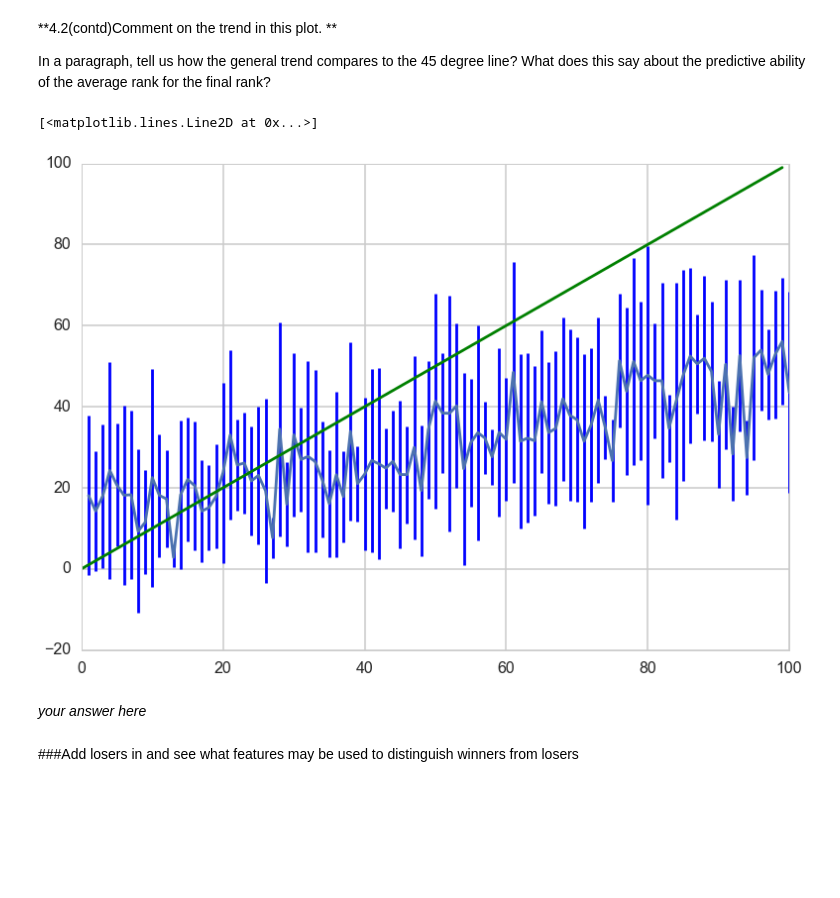
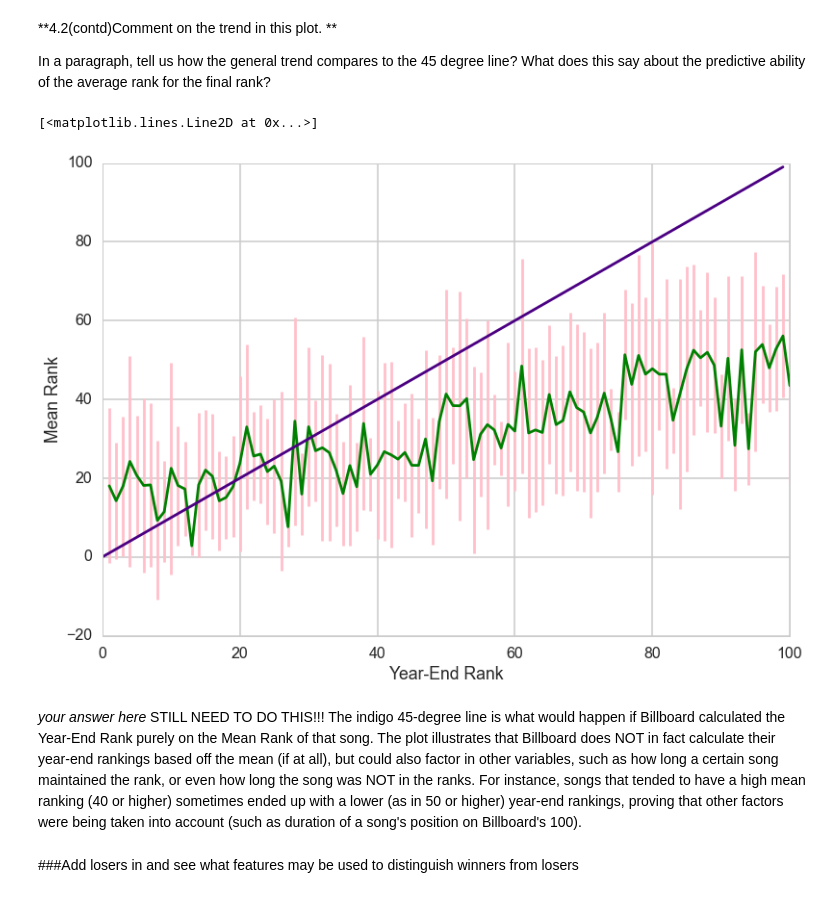
Before and after one commit to ciyer64/cs109-hw, a Jupyter notebook: hw1.ipynb, the cells around one changed output. Drawn from its saved outputs; the diff is of its cells as text; code cells hidden in the pictures; blank space fills up the shorter version.

```diff
--- a/hw1.ipynb
+++ b/hw1.ipynb
@@ -1116,7 +1116,6 @@ for ax,genre in zip(axes.ravel(),topgenres):
     ax.scatter(genreinfo[genre]['meanseries'].index,genreinfo[genre]['meanseries'].values,color='r',alpha=.2)
     ax.scatter(genreinfo[genre]['stdseries'].index,genreinfo[genre]['stdseries'].values,color='g',alpha=.2)
     #ax.scatter(largedf[largedf[genre]== True].year,largedf[largedf[genre]== True].ranking,color='b', alpha=.2)
-
     for year,group in genreinfo[genre]['rankingseries']:
         #print type(group)
         for rank in group:
@@ -1124,8 +1123,9 @@ for ax,genre in zip(axes.ravel(),topgenres):
             ax.scatter(year,rank,color='b',alpha=.1)
     std = np.mean(genreinfo[genre]['stdseries'].values)
     if np.isnan(std):
-        ax.fill_between(genreinfo[genre]['meanseries'].index,0,100,facecolor='blue',alpha=.1)
-    ax.fill_between(genreinfo[genre]['meanseries'].index,map(operator.sub,genreinfo[genre]['meanseries'].values,genreinfo[genre]['stdseries'].values), map(operator.add,genreinfo[genre]['meanseries'].values,genreinfo[genre]['stdseries'].values), facecolor='yellow',alpha=.2)
+        ax.fill_between(genreinfo[genre]['meanseries'].index,0,100,facecolor='yellow',alpha=.1)
+    else:
+        ax.fill_between(genreinfo[genre]['meanseries'].index,map(operator.sub,genreinfo[genre]['meanseries'].values,genreinfo[genre]['stdseries'].values), map(operator.add,genreinfo[genre]['meanseries'].values,genreinfo[genre]['stdseries'].values), facecolor='yellow',alpha=.2)
     #structure axes and labels
     ax.set_ylim([0,100])
     ax.set_xlim([1992,2015])
@@ -1432,14 +1433,18 @@ In a paragraph, tell us how the general trend compares to the 45 degree line? Wh
 # %%
 # your code here
 #print winners2014
 #plot = plt.scatter(winners2014['rankmean'],winners2014['ranking'])
-plt.errorbar(winners2014['ranking'],winners2014['rankmean'],winners2014['rankstd'],ecolor='b')
-plt.plot(range(100),range(100),'g')
+plt.errorbar(winners2014['ranking'],winners2014['rankmean'],winners2014['rankstd'],ecolor='pink',color='green')
+plt.xlabel('Year-End Rank')
+plt.ylabel('Mean Rank')
+plt.plot(range(100),range(100),'indigo')
 # %% [output]
 [<matplotlib.lines.Line2D at 0x...>]
-[figure, old version]
+[figure, new version]
-# %% [markdown]
-*your answer here*
+# %% [markdown]
+*your answer here*
+STILL NEED TO DO THIS!!!
+The indigo 45-degree line is what would happen if Billboard calculated the Year-End Rank purely on the Mean Rank of that song.  The plot illustrates that Billboard does NOT in fact calculate their year-end rankings based off the mean (if at all), but could also factor in other variables, such as how long a certain song maintained the rank, or even how long the song was NOT in the ranks.  For instance, songs that tended to have a high mean ranking (40 or higher) sometimes ended up with a lower (as in 50 or higher) year-end rankings, proving that other factors were being taken into account (such as duration of a song's position on Billboard's 100).
 # %% [markdown]
 ###Add losers in and see what features may be used to distinguish winners from losers
 # %% [markdown]
```
Also changed, not shown: parts of 8 cells of this notebook.
